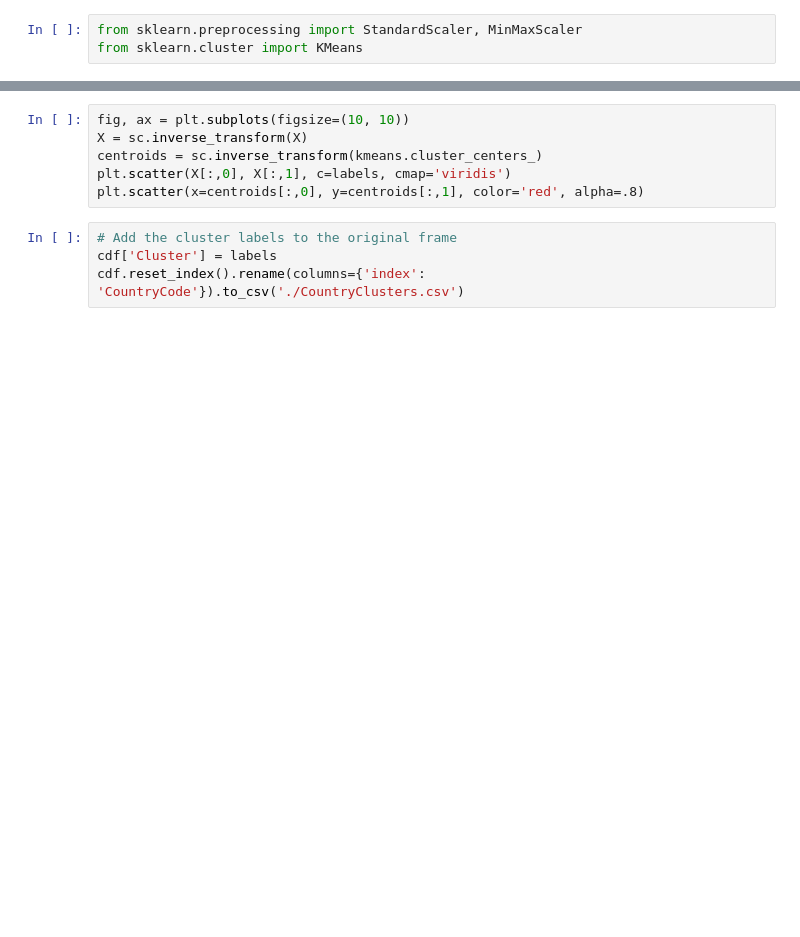
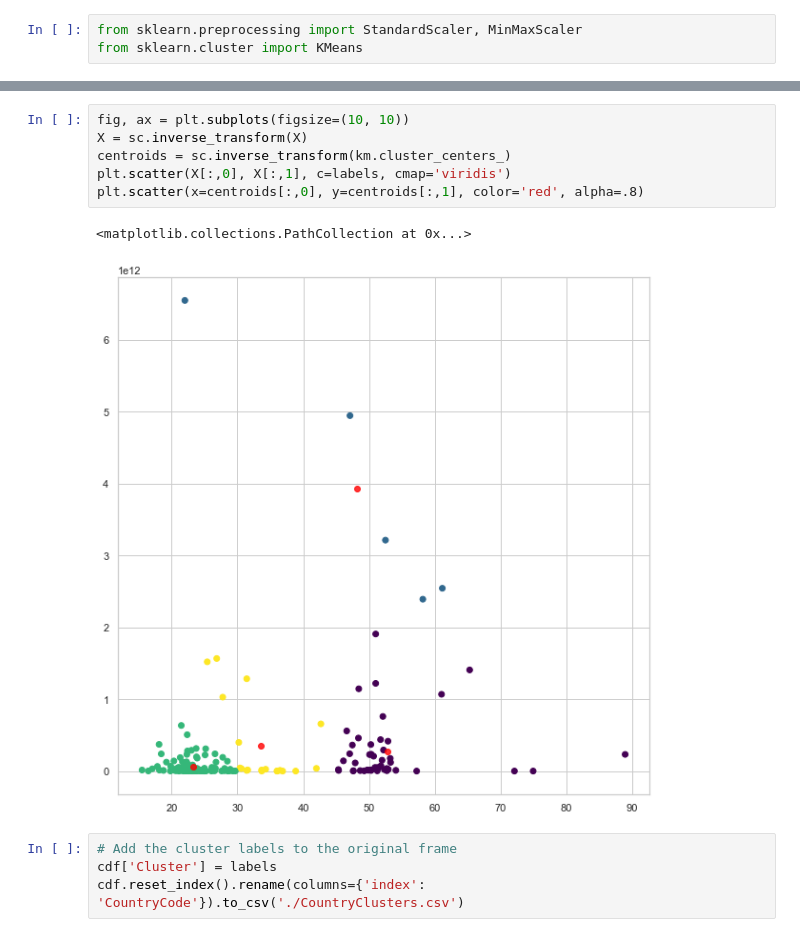
Before and after one commit to KingJohn1024/united-nations-general-assembly-voting, a Jupyter notebook: UN GA Voting Analysis.ipynb, the cells around one changed output, grey strips where cells are left out. Cells and saved outputs as stored; diff of their text form; blank space fills up the shorter version.

```diff
--- a/UN GA Voting Analysis.ipynb
+++ b/UN GA Voting Analysis.ipynb
@@ -424,9 +474,12 @@ centroids = kmeans.cluster_centers_
 # %%
 fig, ax = plt.subplots(figsize=(10, 10))
 X = sc.inverse_transform(X)
-centroids = sc.inverse_transform(kmeans.cluster_centers_)
+centroids = sc.inverse_transform(km.cluster_centers_)
 plt.scatter(X[:,0], X[:,1], c=labels, cmap='viridis')
 plt.scatter(x=centroids[:,0], y=centroids[:,1], color='red', alpha=.8)
+# %% [output]
+<matplotlib.collections.PathCollection at 0x...>
+[figure, added]
 # %%
 # Add the cluster labels to the original frame
 cdf['Cluster'] = labels
```
Also changed, not shown: parts of 20 cells of this notebook, 5 other files.
